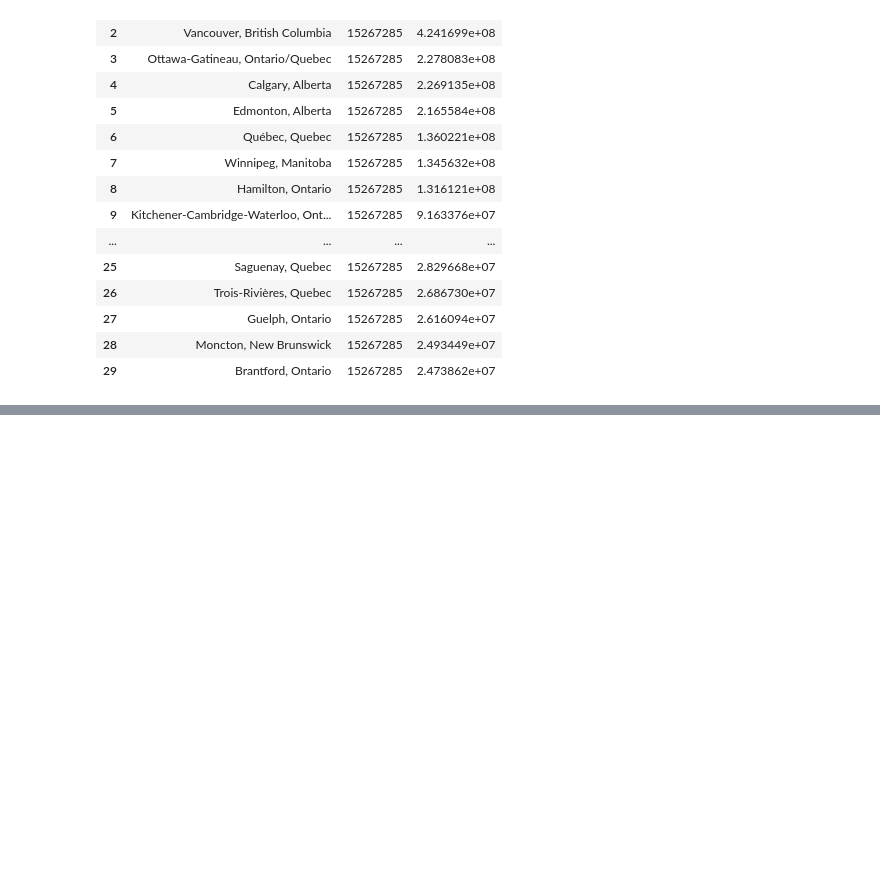
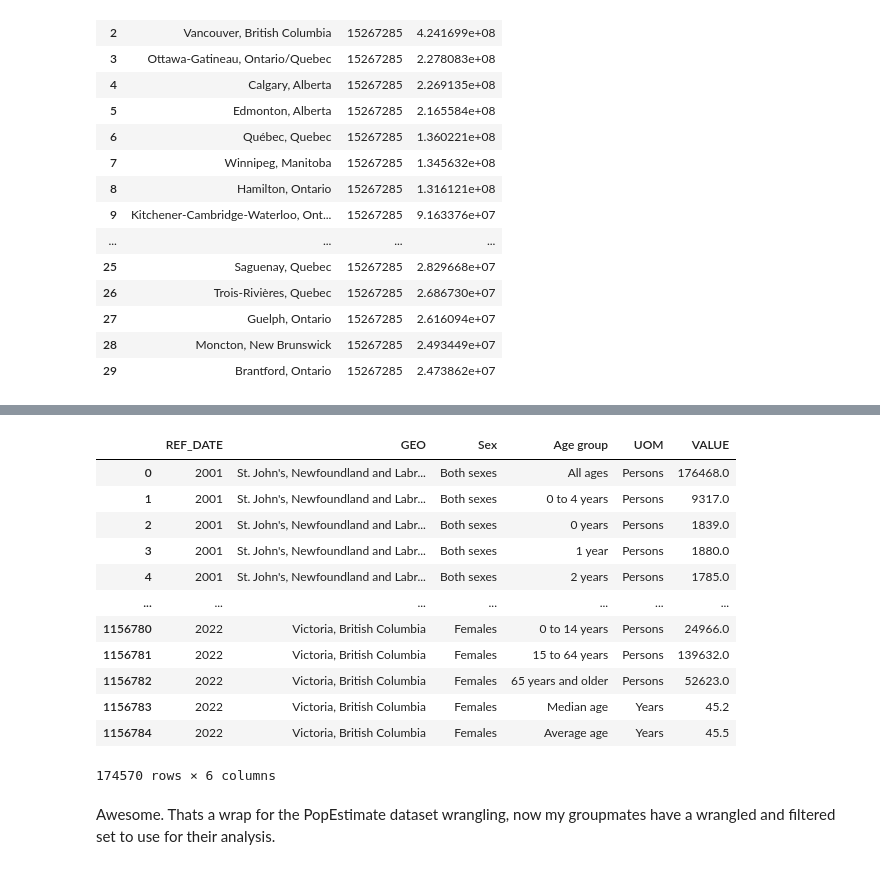
Before and after one commit to ubco-W2022T2-data301/project-group-group01, a Jupyter notebook: analysis/Logananalysis2.ipynb, the cells around one changed output, grey strips where cells are left out. Cells and saved outputs as stored; diff of their text form; code cells hidden in the pictures; blank space fills up the shorter version.

```diff
--- a/analysis/Logananalysis2.ipynb
+++ b/analysis/Logananalysis2.ipynb
@@ -309,0 +527,21 @@ Considering that the remaining unique items either have to do with Ottawa-Gatine
+# %%
+PE_Wrangled_Final = PE_Wrangled_Final.drop(columns=["index"])
+PE_Wrangled_Final.to_csv("../data/processed/PE_Wrangled_Final.csv")
+# %%
+PE_Wrangled_Final
+# %% [output]
+|  | REF_DATE | GEO | Sex | Age group | UOM | VALUE |
+| 0 | 2001 | St. John's, Newfoundland and Labr... | Both sexes | All ages | Persons | 176468.0 |
+| 1 | 2001 | St. John's, Newfoundland and Labr... | Both sexes | 0 to 4 years | Persons | 9317.0 |
+| 2 | 2001 | St. John's, Newfoundland and Labr... | Both sexes | 0 years | Persons | 1839.0 |
+| 3 | 2001 | St. John's, Newfoundland and Labr... | Both sexes | 1 year | Persons | 1880.0 |
+| 4 | 2001 | St. John's, Newfoundland and Labr... | Both sexes | 2 years | Persons | 1785.0 |
+| ... | ... | ... | ... | ... | ... | ... |
+| 1156780 | 2022 | Victoria, British Columbia | Females | 0 to 14 years | Persons | 24966.0 |
+| 1156781 | 2022 | Victoria, British Columbia | Females | 15 to 64 years | Persons | 139632.0 |
+| 1156782 | 2022 | Victoria, British Columbia | Females | 65 years and older | Persons | 52623.0 |
+| 1156783 | 2022 | Victoria, British Columbia | Females | Median age | Years | 45.2 |
+| 1156784 | 2022 | Victoria, British Columbia | Females | Average age | Years | 45.5 |
+174570 rows × 6 columns
+# %% [markdown]
+Awesome. Thats a wrap for the PopEstimate dataset wrangling, now my groupmates have a wrangled and filtered set to use for their analysis.
```
Also changed, not shown: parts of 17 cells of this notebook.
